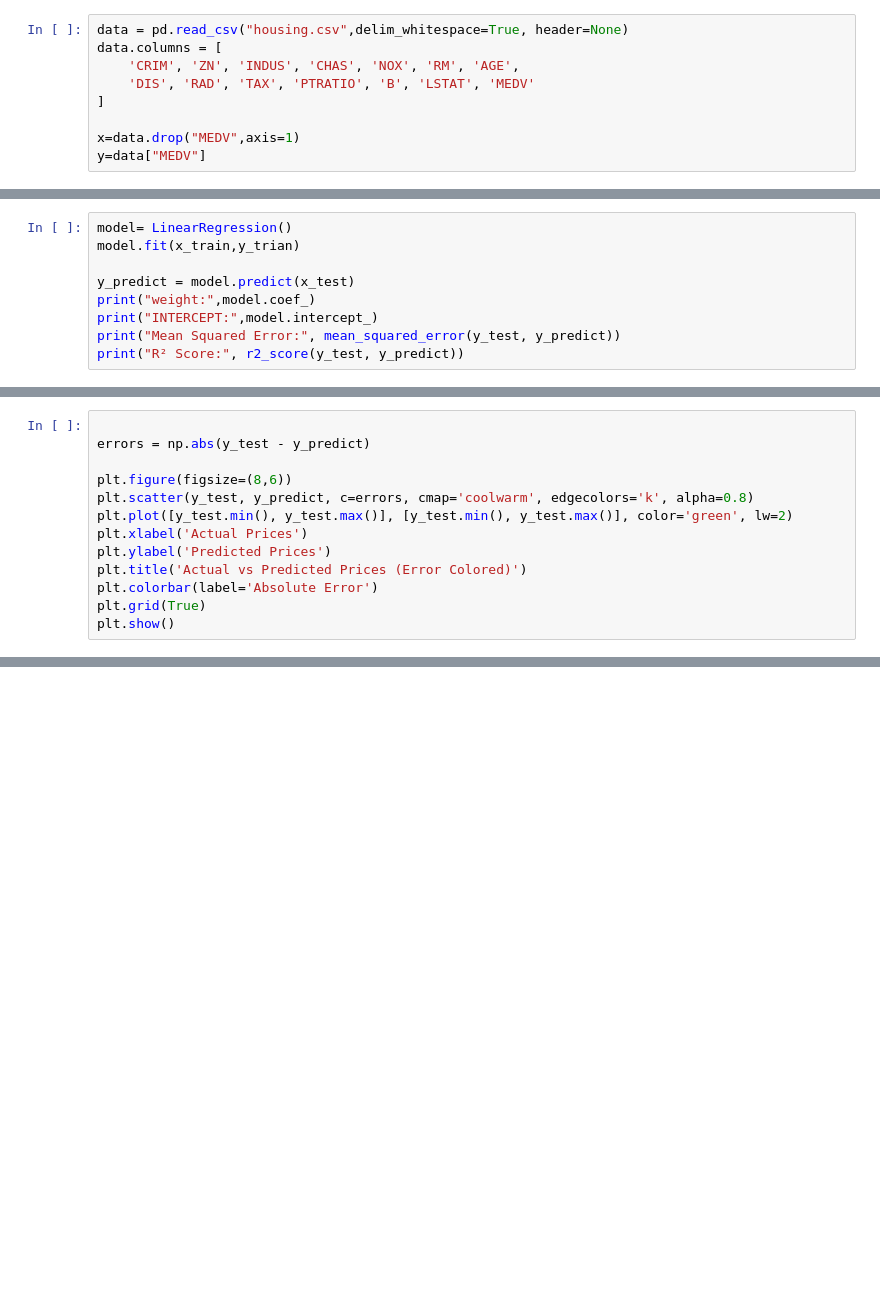
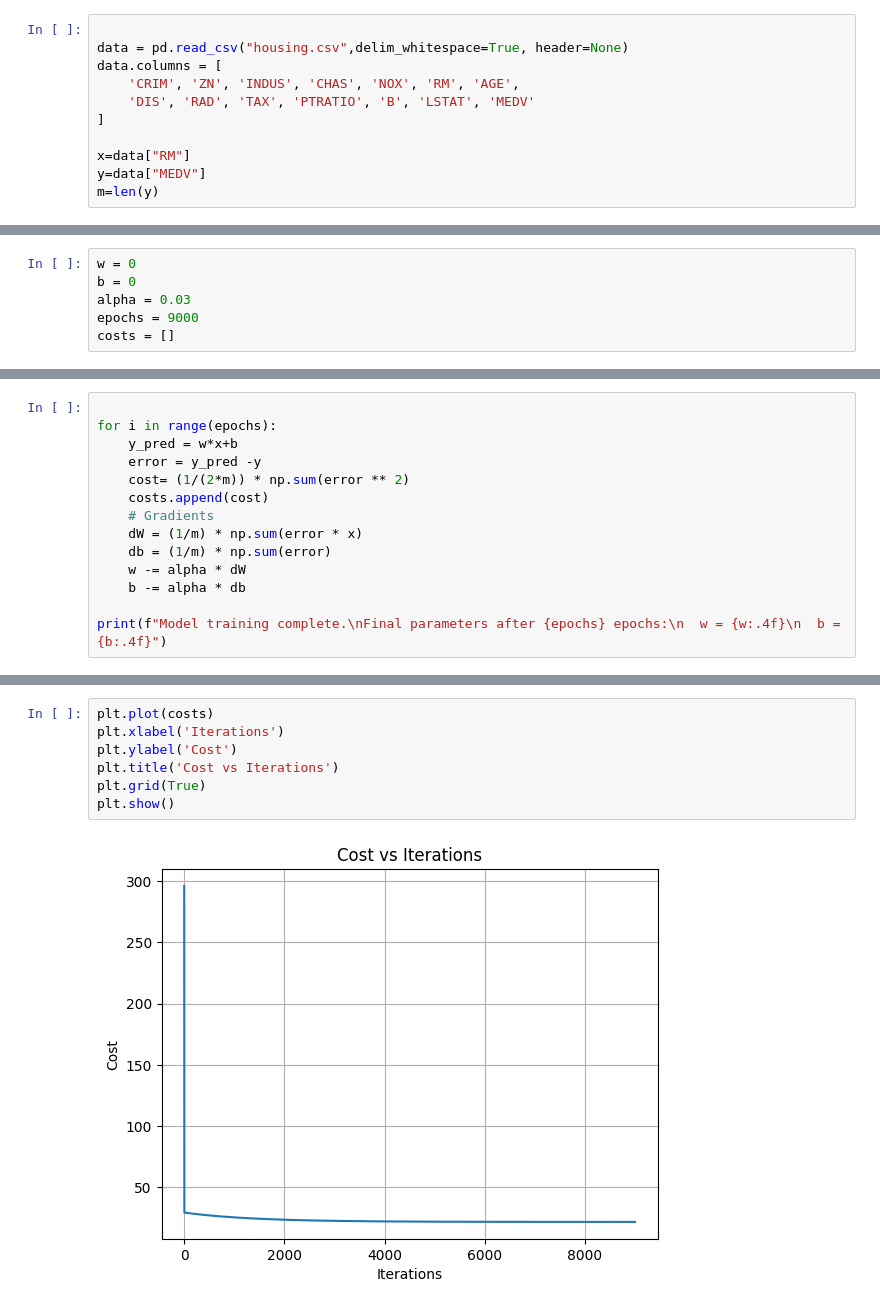
Before and after one commit to muhammaduzair30/Machine-Learning, a Jupyter notebook: LinearRegression.ipynb, the cells around one changed output, grey strips where cells are left out. Drawn from its saved outputs; the diff is of its cells as text; blank space fills up the shorter version.

```diff
--- a/LinearRegression.ipynb
+++ b/LinearRegression.ipynb
@@ -8,11 +9,13 @@ from sklearn.metrics import mean_squared_error,r2_score
 import matplotlib.pyplot as plt
 import numpy as np
 # %%
+
 data = pd.read_csv("housing.csv",delim_whitespace=True, header=None)
 data.columns = [
     'CRIM', 'ZN', 'INDUS', 'CHAS', 'NOX', 'RM', 'AGE',
     'DIS', 'RAD', 'TAX', 'PTRATIO', 'B', 'LSTAT', 'MEDV'
 ]
 
-x=data.drop("MEDV",axis=1)
+x=data["RM"]
 y=data["MEDV"]
+m=len(y)
@@ -21,9 +22,6 @@ x_train,x_test,y_trian,y_test = train_test_split(x,y,test_size=0.2,random_state=
 # %%
-model= LinearRegression()
-model.fit(x_train,y_trian)
-
-y_predict = model.predict(x_test)
-print("weight:",model.coef_)
-print("INTERCEPT:",model.intercept_)
-print("Mean Squared Error:", mean_squared_error(y_test, y_predict))
-print("R² Score:", r2_score(y_test, y_predict))
+w = 0
+b = 0
+alpha = 0.03
+epochs = 9000
+costs = []
@@ -33,14 +93,15 @@ R² Score: 0.6687594935356317
 # %%
 
-errors = np.abs(y_test - y_predict)
+for i in range(epochs):
+    y_pred = w*x+b
+    error = y_pred -y
+    cost= (1/(2*m)) * np.sum(error ** 2)
+    costs.append(cost)
+    # Gradients
+    dW = (1/m) * np.sum(error * x)
+    db = (1/m) * np.sum(error)
+    w -= alpha * dW
+    b -= alpha * db
 
-plt.figure(figsize=(8,6))
-plt.scatter(y_test, y_predict, c=errors, cmap='coolwarm', edgecolors='k', alpha=0.8)
-plt.plot([y_test.min(), y_test.max()], [y_test.min(), y_test.max()], color='green', lw=2)
-plt.xlabel('Actual Prices')
-plt.ylabel('Predicted Prices')
-plt.title('Actual vs Predicted Prices (Error Colored)')
-plt.colorbar(label='Absolute Error')
-plt.grid(True)
-plt.show()
+print(f"Model training complete.\nFinal parameters after {epochs} epochs:\n  w = {w:.4f}\n  b = {b:.4f}")
 # %% [output]
@@ -47,0 +117,9 @@ plt.show()
+# %%
+plt.plot(costs)
+plt.xlabel('Iterations')
+plt.ylabel('Cost')
+plt.title('Cost vs Iterations')
+plt.grid(True)
+plt.show()
+# %% [output]
+[figure, added]
```
Also changed, not shown: parts of 13 cells of this notebook.
